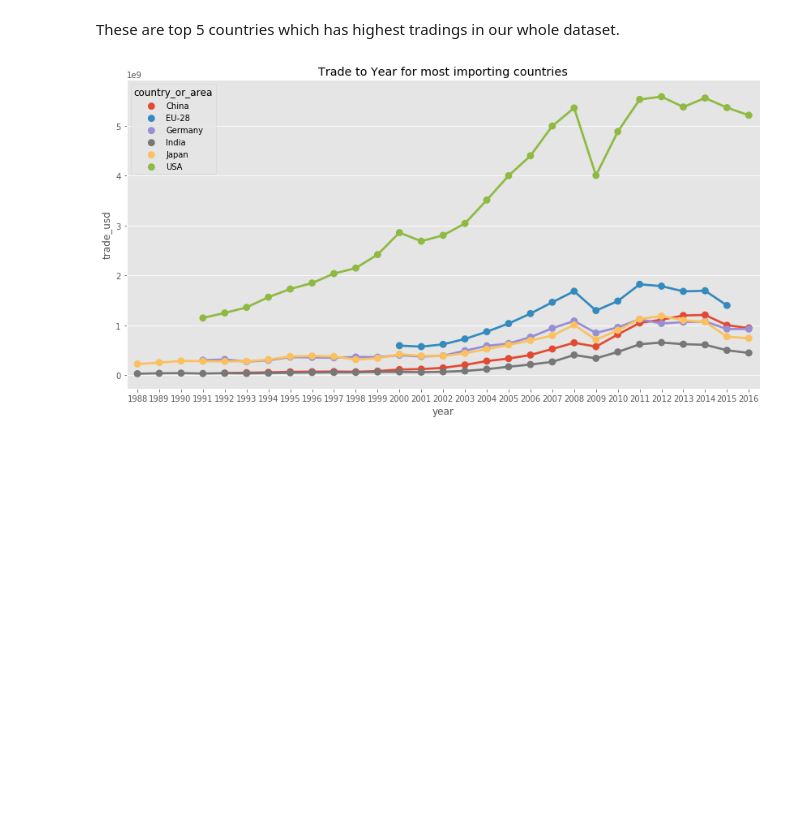
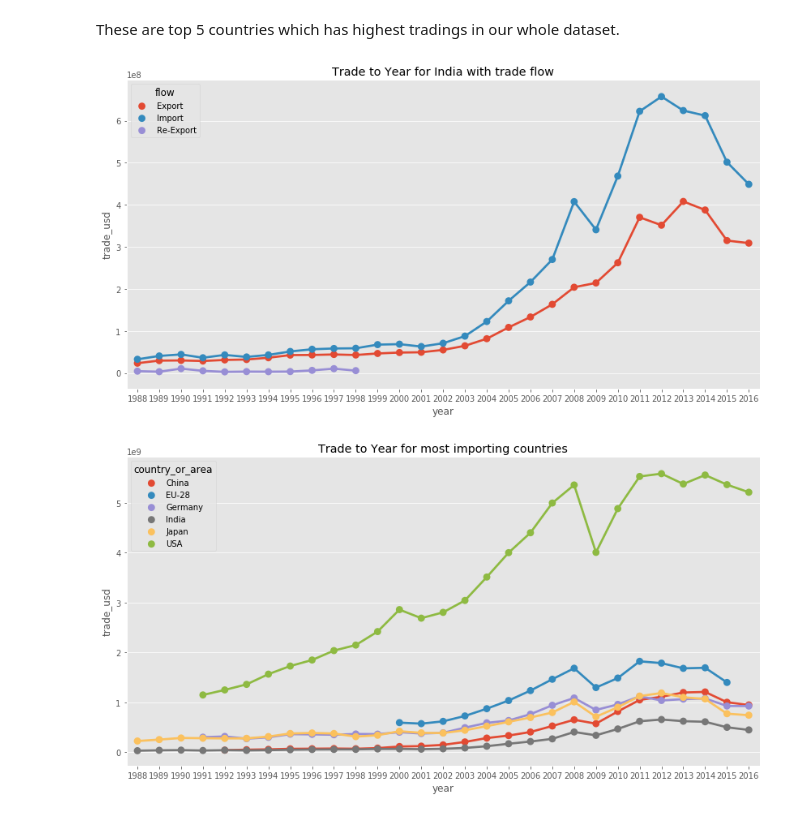
Before and after one commit to vivekpadia70/thinkful-data-science, a Jupyter notebook: Unit 3 Capstone.ipynb, the cells around one changed output. Saved outputs shown, nothing was run; the diff lists cells and outputs as text; code cells hidden in the pictures; blank space fills up the shorter version.

```diff
--- a/Unit 3 Capstone.ipynb
+++ b/Unit 3 Capstone.ipynb
@@ -75,6 +75,15 @@ Name: trade_usd, dtype: int64
 These are top 5 countries which has highest tradings in our whole dataset.
 # %%
 new_df = df[df['country_or_area'].isin(['EU-28', 'USA', 'China', 'Germany', 'Japan', 'India'])]
+# %%
+new_df_india = df[df['country_or_area'].isin(['India'])]
+new_df_india_import = new_df[new_df['flow']=='Import']
+plt.subplots(figsize = (14,7))
+sns.pointplot(y=new_df_india['trade_usd'], x=new_df_india['year'], hue=new_df_india['flow'], linestyle="--", ci=0)
+plt.title("Trade to Year for India with trade flow")
+plt.savefig("trade_to_year_for_india.png")
+# %% [output]
+[figure, added]
 # %%
 new_df_import = new_df[new_df['flow']=='Import']
 plt.subplots(figsize = (14,7))
```
Also changed, not shown: 5 other files.
